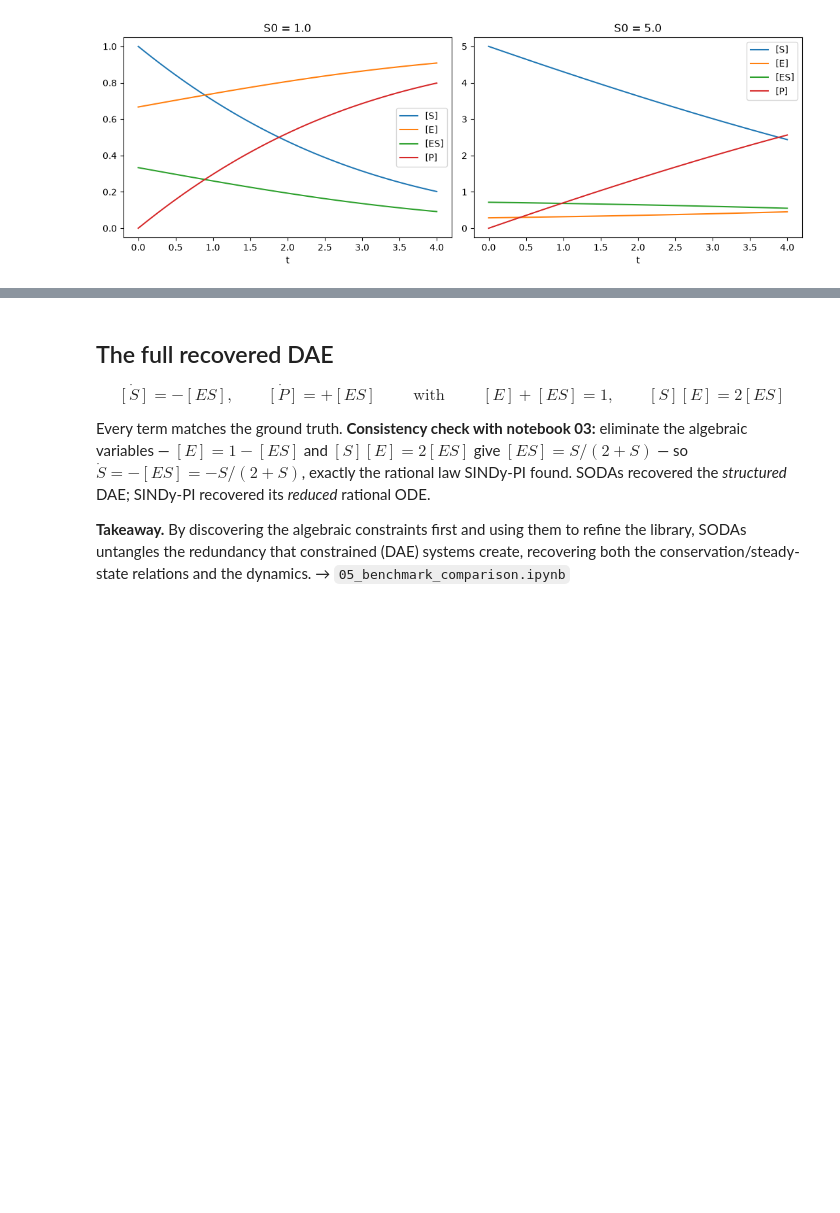
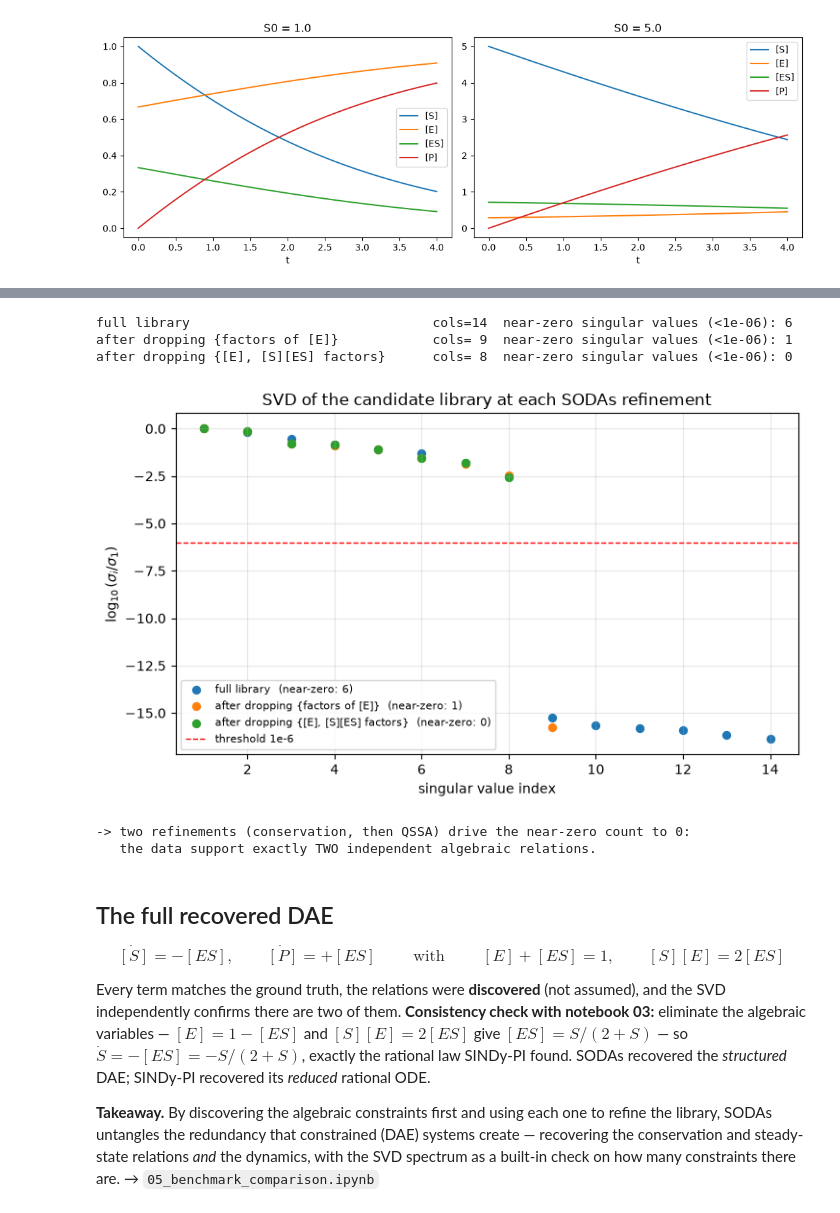
Before and after one commit to Mangan-Group/SummerSchool2026SparseModelTutorials, a Jupyter notebook: notebooks/04_sodas_dae.ipynb, the cells around one changed output, grey strips where cells are left out. Drawn from its saved outputs; the diff is of its cells as text; code cells hidden in the pictures; blank space fills up the shorter version.

Commit message:
Replace 04_sodas_dae notebook with the version from sodas_fix
Only the SODAs notebook is updated; everything else on main is unchanged.

Co-Authored-By: Claude Opus 4.8 <noreply@anthropic.com>

```diff
--- a/notebooks/04_sodas_dae.ipynb
+++ b/notebooks/04_sodas_dae.ipynb
@@ -89,11 +104,9 @@ and beyond. We drop the constant `1` column (an intercept is fit instead).
 # %%
+import sympy
 data_df = state.copy()
-import sympy
 # Sympy symbols whose names exactly match the state columns ("[S]","[E]","[ES]","[P]").
-# get_refined_lib() rebuilds the same symbols internally from the column names, so passing
-# these lets it symbolically drop every library term containing a given factor.
 S, E, ES, P = sympy.symbols(list(data_df.columns))
 
-lib_full = PolyFeatureMatrix(degree=3).fit_transform(state).drop(["1"], axis=1)
+lib_full = PolyFeatureMatrix(degree=2).fit_transform(state).drop(["1"], axis=1)
 print("library terms (%d):" % lib_full.shape[1], list(lib_full.columns))
 # %% [output]
@@ -197,3 +251,38 @@ d([P]) /dt = {'[ES]': 1.0}   (true: +1.0 [ES])
+# %%
+from sklearn.preprocessing import StandardScaler
+
+def singular_values(df):
+    M = StandardScaler().fit_transform(df)              # zero-mean, unit-variance columns
+    return np.linalg.svd(M, compute_uv=False)
+
+stages = [("full library", lib_full),
+          ("after dropping {factors of [E]}", refined_lib),
+          ("after dropping {[E], [S][ES] factors}", refined_dyn)]
+
+rel_tol = 1e-6
+plt.figure(figsize=(7.5, 4.5))
+for label, df in stages:
+    sv = singular_values(df)
+    rel = sv / sv[0]
+    n_zero = int((rel < rel_tol).sum())
+    plt.scatter(np.arange(1, len(sv) + 1), np.log10(np.clip(rel, 1e-32, None)),
+                label=f"{label}  (near-zero: {n_zero})", s=32)
+    print(f"{label:42s} cols={df.shape[1]:2d}  near-zero singular values (<{rel_tol:g}): {n_zero}")
+plt.axhline(np.log10(rel_tol), color="r", ls="--", lw=1, label=f"threshold 1e{int(np.log10(rel_tol))}")
+plt.xlabel("singular value index")
+plt.ylabel(r"$\log_{10}(\sigma_i / \sigma_1)$")
+plt.title("SVD of the candidate library at each SODAs refinement")
+plt.legend(fontsize=8); plt.grid(alpha=0.3); plt.tight_layout(); plt.show()
+
+print("\n-> two refinements (conservation, then QSSA) drive the near-zero count to 0:")
+print("   the data support exactly TWO independent algebraic relations.")
+# %% [output]
+full library                               cols=14  near-zero singular values (<1e-06): 6
+after dropping {factors of [E]}            cols= 9  near-zero singular values (<1e-06): 1
+after dropping {[E], [S][ES] factors}      cols= 8  near-zero singular values (<1e-06): 0
+[figure, added]
+-> two refinements (conservation, then QSSA) drive the near-zero count to 0:
+   the data support exactly TWO independent algebraic relations.
 # %% [markdown]
 ## The full recovered DAE
 
@@ -203,11 +292,13 @@ $$
 \boxed{\;[E]+[ES]=1, \qquad [S][E]=2[ES]\;}
 $$
 
-Every term matches the ground truth. **Consistency check with notebook 03:** eliminate the
-algebraic variables — $[E]=1-[ES]$ and $[S][E]=2[ES]$ give $[ES]=S/(2+S)$ — so
+Every term matches the ground truth, the relations were **discovered** (not assumed), and the
+SVD independently confirms there are two of them. **Consistency check with notebook 03:**
+eliminate the algebraic variables — $[E]=1-[ES]$ and $[S][E]=2[ES]$ give $[ES]=S/(2+S)$ — so
 $\dot S = -[ES] = -S/(2+S)$, exactly the rational law SINDy-PI found. SODAs recovered the
 *structured* DAE; SINDy-PI recovered its *reduced* rational ODE.
 
-**Takeaway.** By discovering the algebraic constraints first and using them to refine the
-library, SODAs untangles the redundancy that constrained (DAE) systems create, recovering both
-the conservation/steady-state relations and the dynamics. → `05_benchmark_comparison.ipynb`
+**Takeaway.** By discovering the algebraic constraints first and using each one to refine the
+library, SODAs untangles the redundancy that constrained (DAE) systems create — recovering the
+conservation and steady-state relations *and* the dynamics, with the SVD spectrum as a built-in
+check on how many constraints there are. → `05_benchmark_comparison.ipynb`
```
Also changed, not shown: parts of 23 cells of this notebook.
